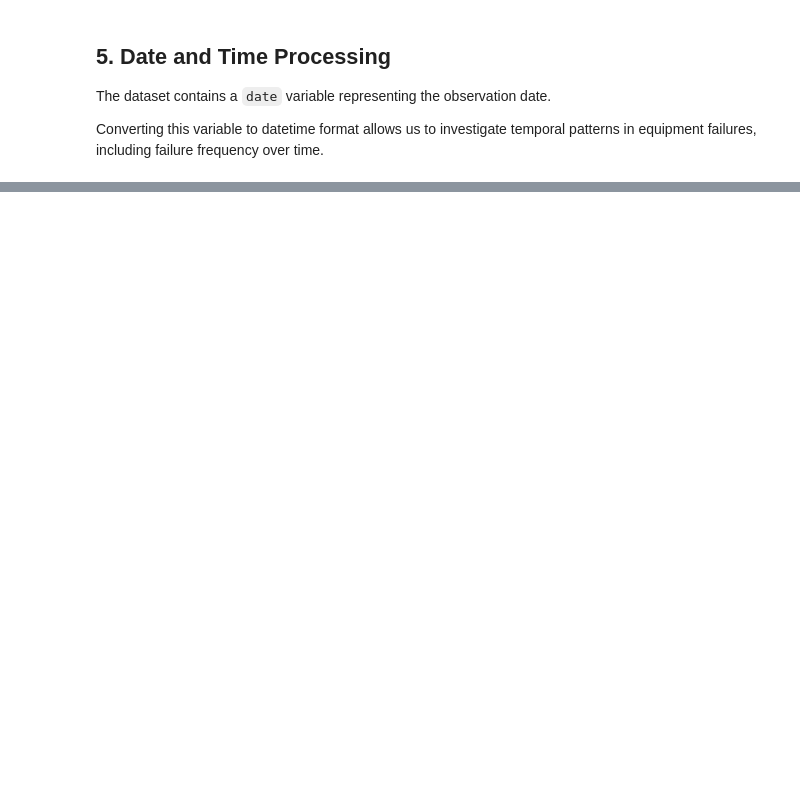
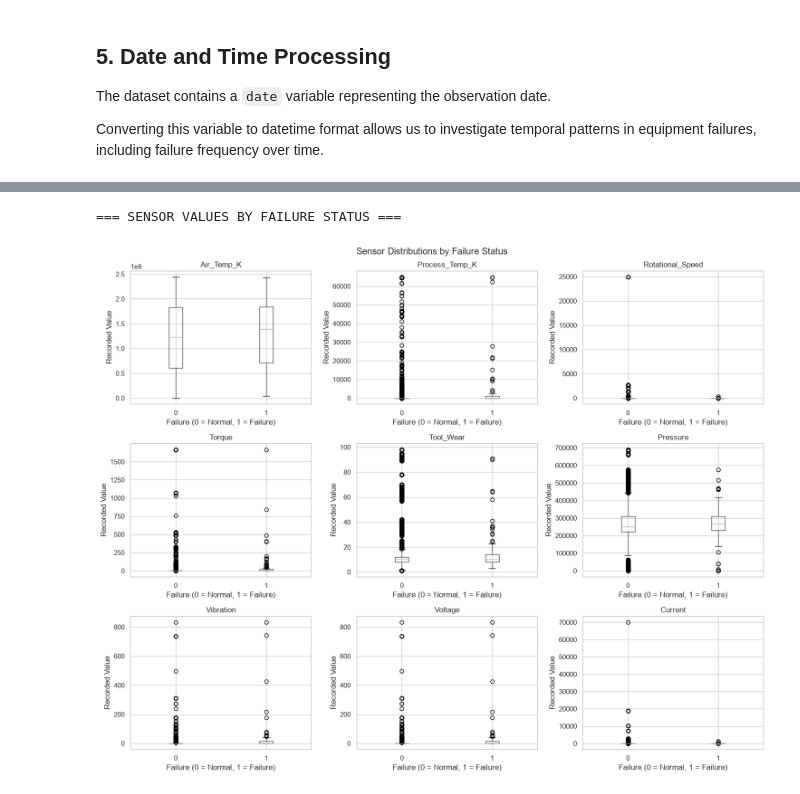
Before and after one commit to zainab1kausar338-babyseven/Predictive-Maintenance-for-Industrial-Equipment-Failure-Classification-, a Jupyter notebook: notebooks/eda.ipynb, the cells around one changed output, grey strips where cells are left out. Saved outputs shown, nothing was run; the diff lists cells and outputs as text; code cells hidden in the pictures; blank space fills up the shorter version.

```diff
--- a/notebooks/eda.ipynb
+++ b/notebooks/eda.ipynb
@@ -395,7 +263,0 @@ Therefore, potential outliers should be interpreted in the context of the equipm
-# %%
-for col in metric_cols:
-    plt.figure(figsize=(8, 3))
-    sns.boxplot(x=df[col])
-    plt.title(f"Boxplot of {col}")
-    plt.xlabel(col)
-    plt.show()
@@ -745,0 +821,17 @@ Therefore, model selection should consider the operational cost of missed failur
+# %%
+print("=== SENSOR VALUES BY FAILURE STATUS ===")
+
+fig, axes = plt.subplots(3, 3, figsize=(15, 12))
+
+for ax, col in zip(axes.flat, sensor_cols):
+    df.boxplot(column=col, by="failure", ax=ax)
+    ax.set_title(col)
+    ax.set_xlabel("Failure (0 = Normal, 1 = Failure)")
+    ax.set_ylabel("Recorded Value")
+
+plt.suptitle("Sensor Distributions by Failure Status")
+plt.tight_layout()
+plt.show()
+# %% [output]
+=== SENSOR VALUES BY FAILURE STATUS ===
+[figure, added]
```
Also changed, not shown: parts of 87 cells of this notebook, 1 other file.
